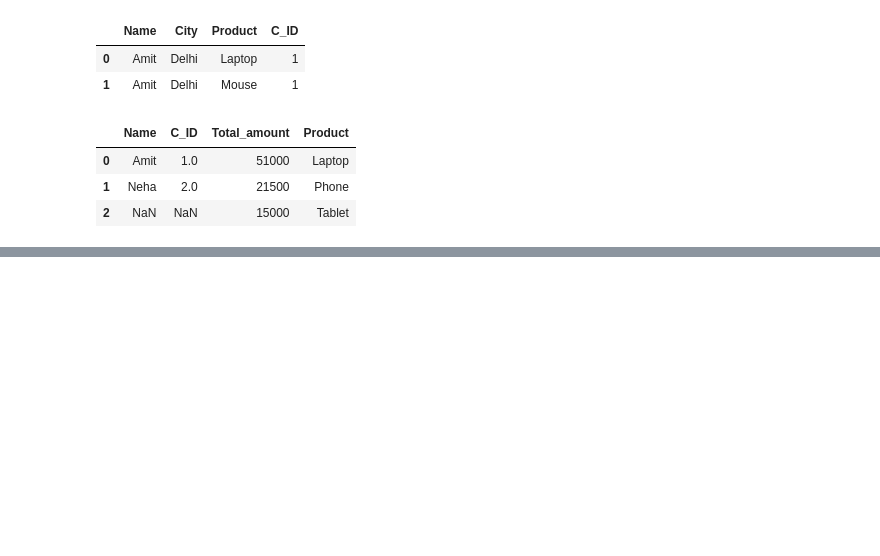
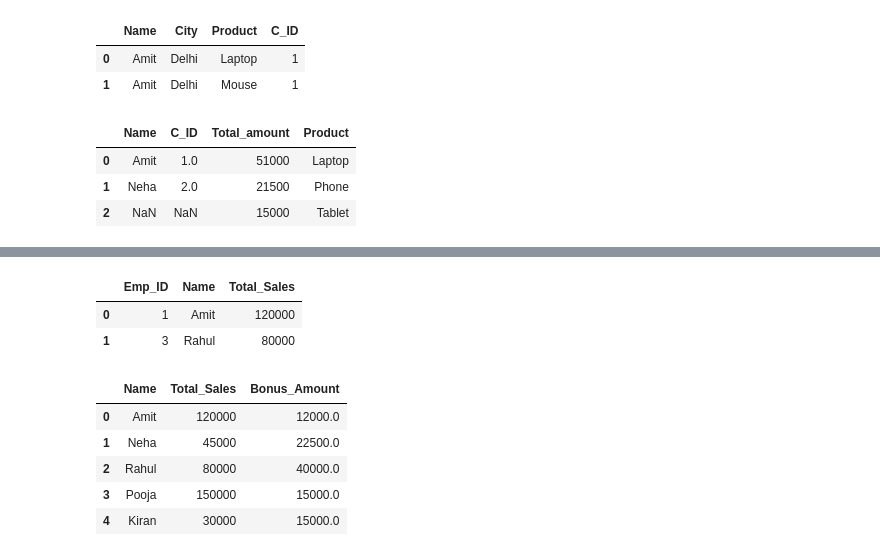
Before and after one commit to Visky-02/Data-Science-Practice, a Jupyter notebook: Untitled Folder/sql2.ipynb, the cells around one changed output, grey strips where cells are left out. Cells and saved outputs as stored; diff of their text form; code cells hidden in the pictures; blank space fills up the shorter version.

```diff
--- a/Untitled Folder/sql2.ipynb
+++ b/Untitled Folder/sql2.ipynb
@@ -265,0 +353,28 @@ pd.read_sql_query(query14,conn)
+# %%
+query19="""
+SELECT *
+FROM Sales_team
+WHERE Name LIKE 'A%' OR Name LIKE 'R%'
+"""
+pd.read_sql_query(query19,conn)
+# %% [output]
+|  | Emp_ID | Name | Total_Sales |
+| 0 | 1 | Amit | 120000 |
+| 1 | 3 | Rahul | 80000 |
+# %%
+query20="""
+SELECT Name, Total_Sales,
+    CASE
+        WHEN Total_Sales>100000 THEN Total_Sales*0.10
+        ELSE Total_Sales*0.5
+    END AS Bonus_Amount
+FROM Sales_team
+"""
+pd.read_sql_query(query20,conn)
+# %% [output]
+|  | Name | Total_Sales | Bonus_Amount |
+| 0 | Amit | 120000 | 12000.0 |
+| 1 | Neha | 45000 | 22500.0 |
+| 2 | Rahul | 80000 | 40000.0 |
+| 3 | Pooja | 150000 | 15000.0 |
+| 4 | Kiran | 30000 | 15000.0 |
```
Also changed, not shown: parts of 16 cells of this notebook.
